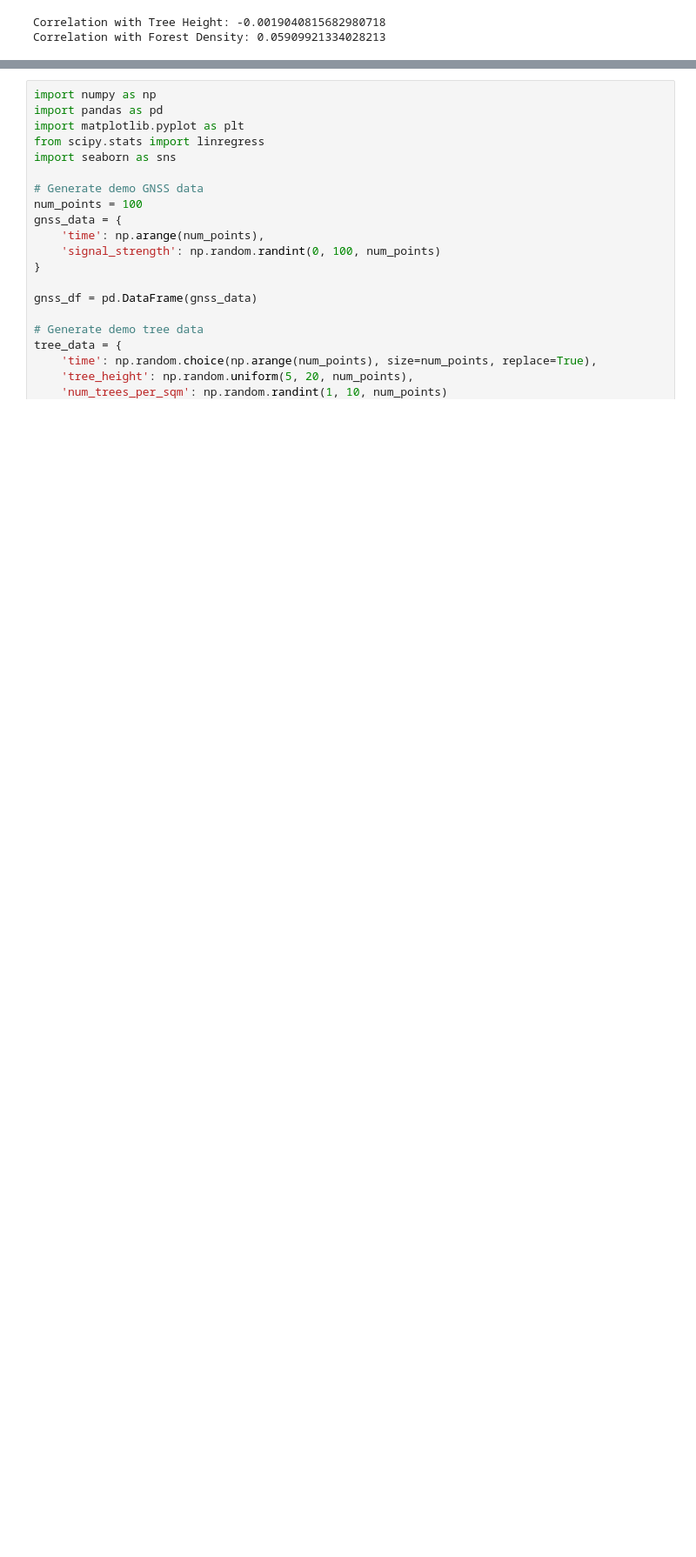
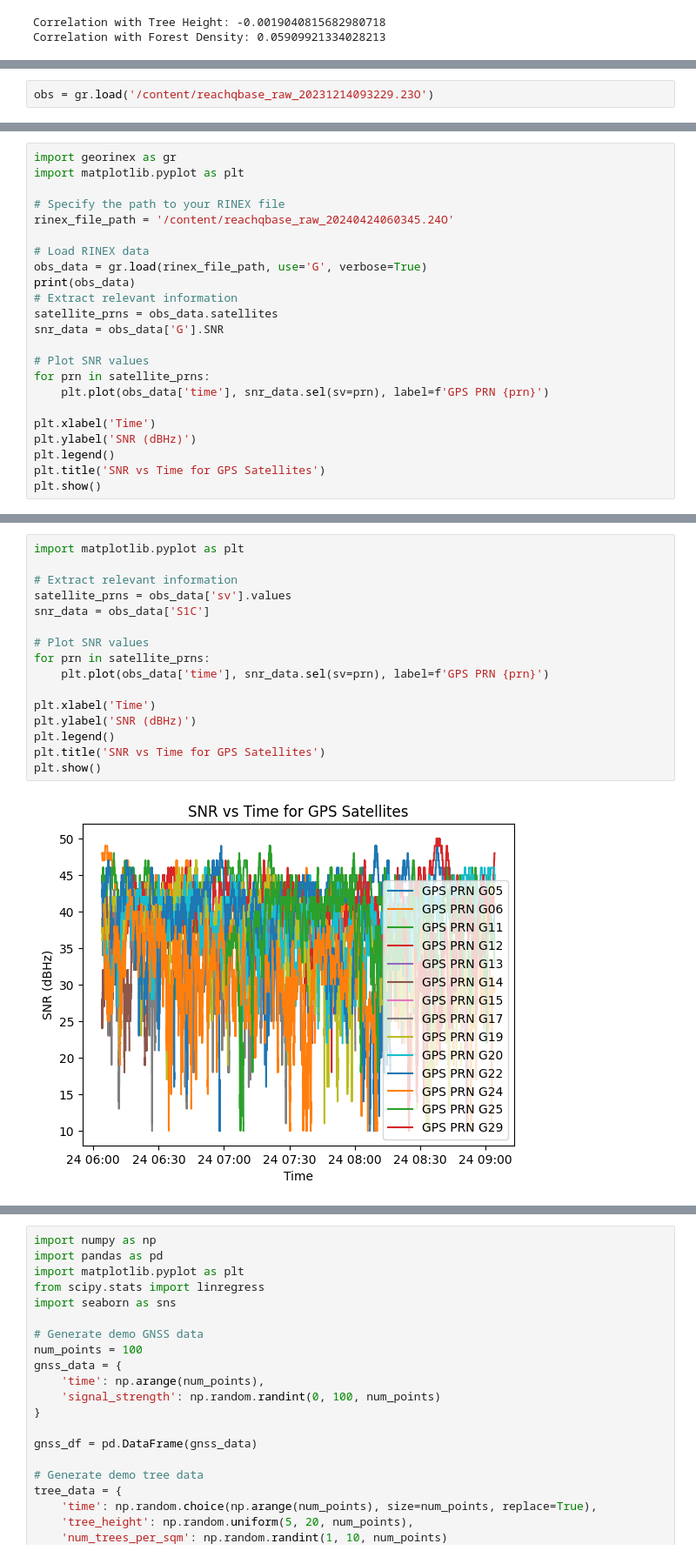
Before and after one commit to BhojRajBist/BhojRajBist, a Jupyter notebook: GNSS_DATA.ipynb, the cells around one changed output, grey strips where cells are left out. Shown at 87% size. Drawn from its saved outputs; the diff is of its cells as text; blank space fills up the shorter version.

```diff
--- a/GNSS_DATA.ipynb
+++ b/GNSS_DATA.ipynb
@@ -63,0 +87,2 @@ Requirement already satisfied: six>=1.5 in /usr/local/lib/python3.10/dist-packag
+# %%
+obs = gr.load('/content/reachqbase_raw_20231214093229.23O')
@@ -63,0 +116,23 @@ Requirement already satisfied: six>=1.5 in /usr/local/lib/python3.10/dist-packag
+# %%
+import georinex as gr
+import matplotlib.pyplot as plt
+
+# Specify the path to your RINEX file
+rinex_file_path = '/content/reachqbase_raw_20240424060345.24O'
+
+# Load RINEX data
+obs_data = gr.load(rinex_file_path, use='G', verbose=True)
+print(obs_data)
+# Extract relevant information
+satellite_prns = obs_data.satellites
+snr_data = obs_data['G'].SNR
+
+# Plot SNR values
+for prn in satellite_prns:
+    plt.plot(obs_data['time'], snr_data.sel(sv=prn), label=f'GPS PRN {prn}')
+
+plt.xlabel('Time')
+plt.ylabel('SNR (dBHz)')
+plt.legend()
+plt.title('SNR vs Time for GPS Satellites')
+plt.show()
@@ -63,0 +159,18 @@ Requirement already satisfied: six>=1.5 in /usr/local/lib/python3.10/dist-packag
+# %%
+import matplotlib.pyplot as plt
+
+# Extract relevant information
+satellite_prns = obs_data['sv'].values
+snr_data = obs_data['S1C']
+
+# Plot SNR values
+for prn in satellite_prns:
+    plt.plot(obs_data['time'], snr_data.sel(sv=prn), label=f'GPS PRN {prn}')
+
+plt.xlabel('Time')
+plt.ylabel('SNR (dBHz)')
+plt.legend()
+plt.title('SNR vs Time for GPS Satellites')
+plt.show()
+# %% [output]
+[figure, added]
```
Also changed, not shown: parts of 19 cells of this notebook.
